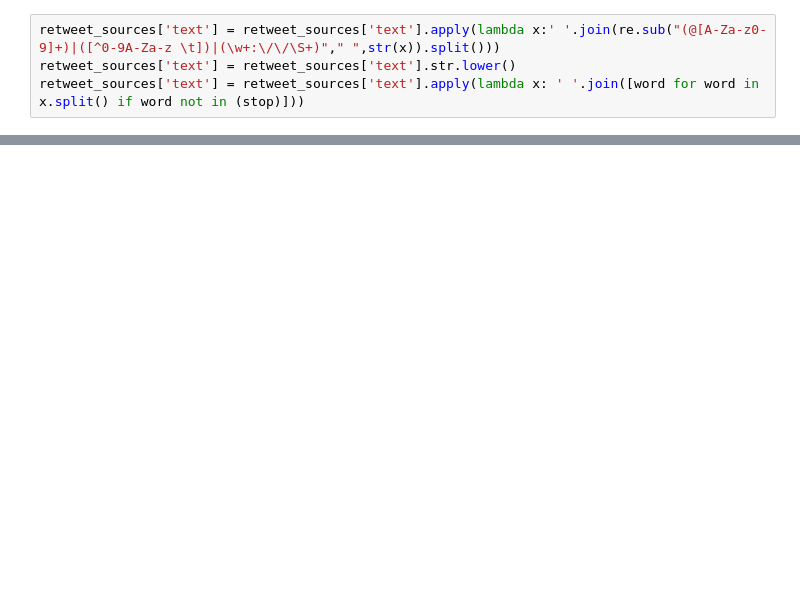
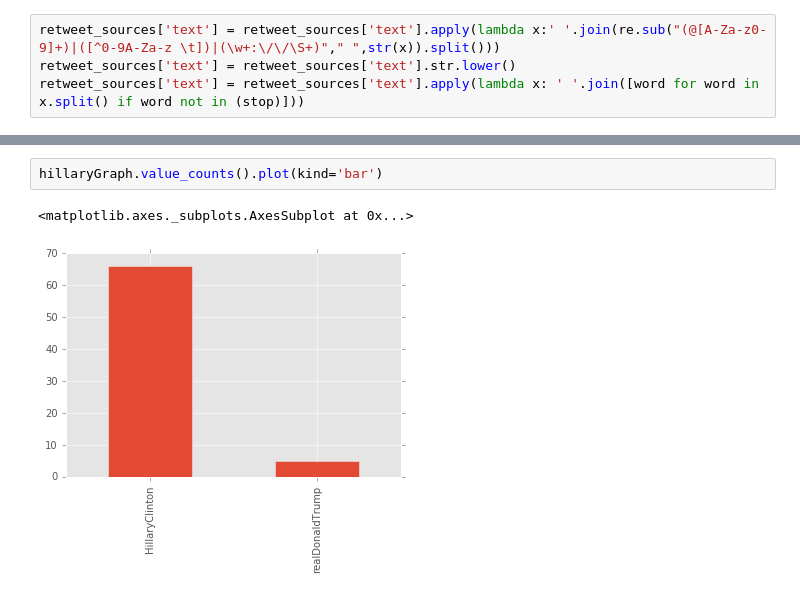
Before and after one commit to RaphaelNash/Data620_Team3, a Jupyter notebook: final_Project/Tweets-TH.ipynb, the cells around one changed output, grey strips where cells are left out. Drawn from its saved outputs; the diff is of its cells as text; blank space fills up the shorter version.

```diff
--- a/final_Project/Tweets-TH.ipynb
+++ b/final_Project/Tweets-TH.ipynb
@@ -475,0 +498,5 @@ hillary_network
+# %%
+hillaryGraph.value_counts().plot(kind='bar')
+# %% [output]
+<matplotlib.axes._subplots.AxesSubplot at 0x...>
+[figure, added]
```
Also changed, not shown: parts of 62 cells of this notebook.
